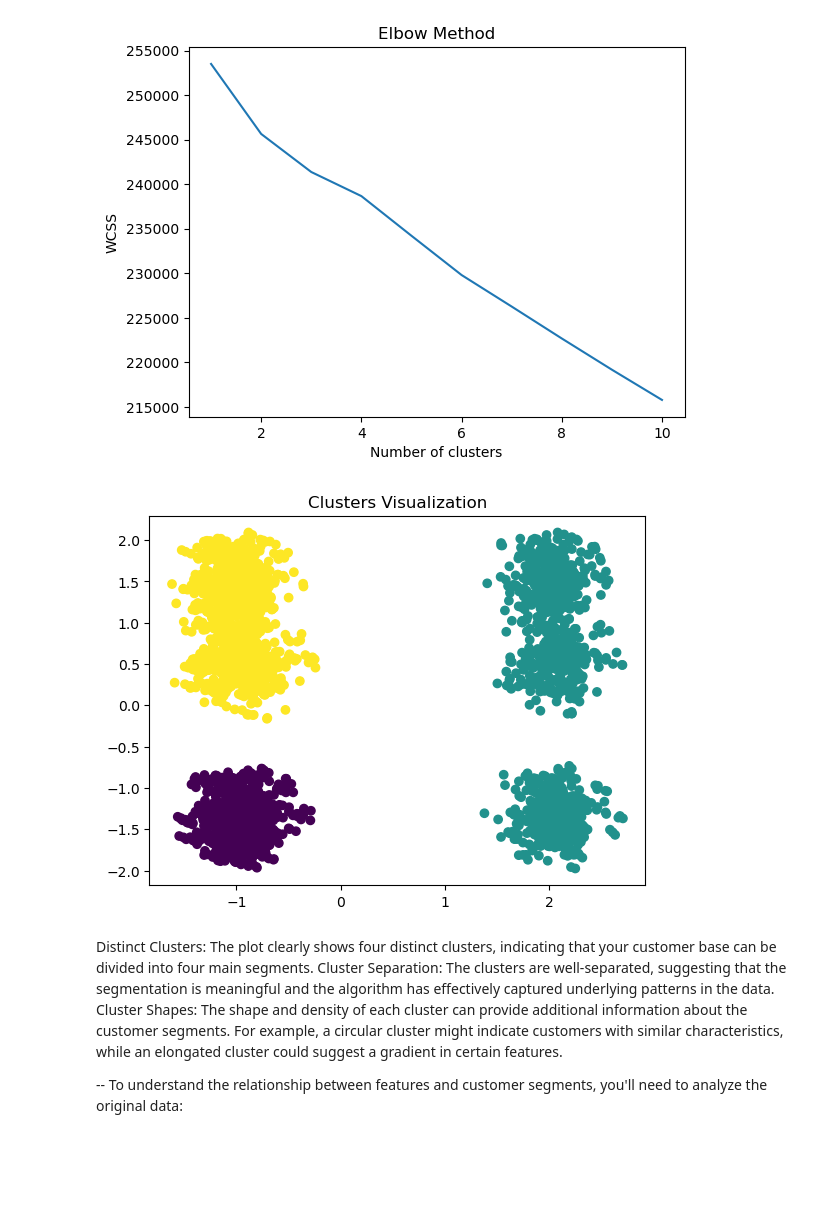
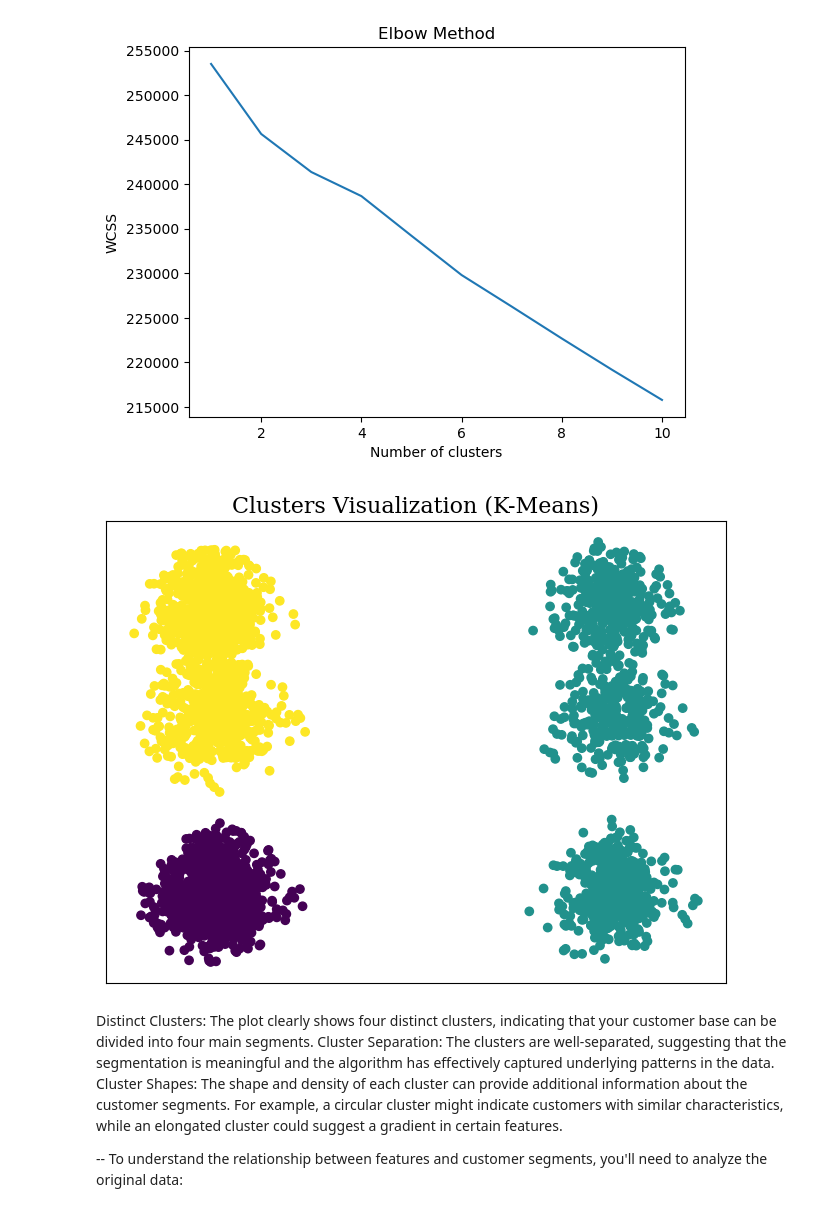
Before and after one commit to luisrodriguezror/project4, a Jupyter notebook: Customers_clustering.ipynb, the cells around one changed output. Cells and saved outputs as stored; diff of their text form; code cells hidden in the pictures; blank space fills up the shorter version.

Commit message:
Finished clusters and predictions in Customers_clustering

```diff
--- a/Customers_clustering.ipynb
+++ b/Customers_clustering.ipynb
@@ -86,17 +88,26 @@ clusters = kmeans.fit_predict(features_scaled)
 # %%
 # Add cluster labels to the original DataFrame
 df['cluster'] = clusters
 
-# Visualize clusters using PCA (for example)
+# Visualize clusters using PCA (2D projection)
 pca = PCA(n_components=2)
 reduced_data = pca.fit_transform(features_scaled)
 
-# Plot clusters
+# Create the scatter plot with customizations
+plt.figure(figsize=(8, 6))
 plt.scatter(reduced_data[:, 0], reduced_data[:, 1], c=clusters, cmap='viridis')
-plt.title('Clusters Visualization')
-plt.show()
+
+# Set a professional font for the title
+plt.title('Clusters Visualization (K-Means)', fontfamily='serif', fontsize=16)  # Adjust fontsize if needed
+
+# Remove axis labels and ticks
+plt.xticks([])
+plt.yticks([])
+
+# Save the plot as a JPEG image
+plt.savefig('Customers_Clusters\cluster_visualization.jpeg', format='jpeg', dpi=300)
 # %% [output]
-[figure, old version]
+[figure, new version]
 # %% [markdown]
 Distinct Clusters: The plot clearly shows four distinct clusters, indicating that your customer base can be divided into four main segments.
 Cluster Separation: The clusters are well-separated, suggesting that the segmentation is meaningful and the algorithm has effectively captured underlying patterns in the data.
```
Also changed, not shown: parts of 54 cells of this notebook, 8 other files.
